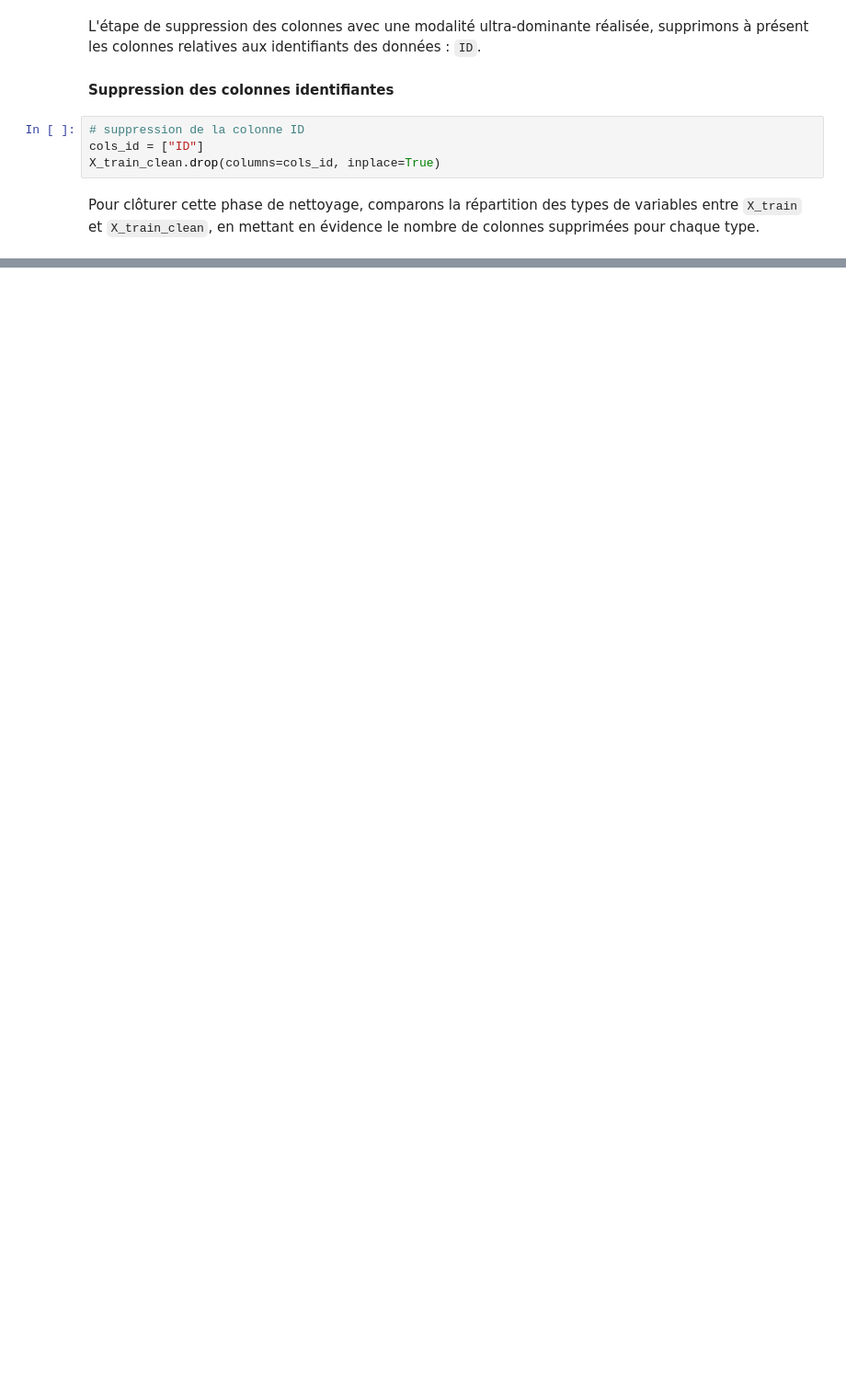
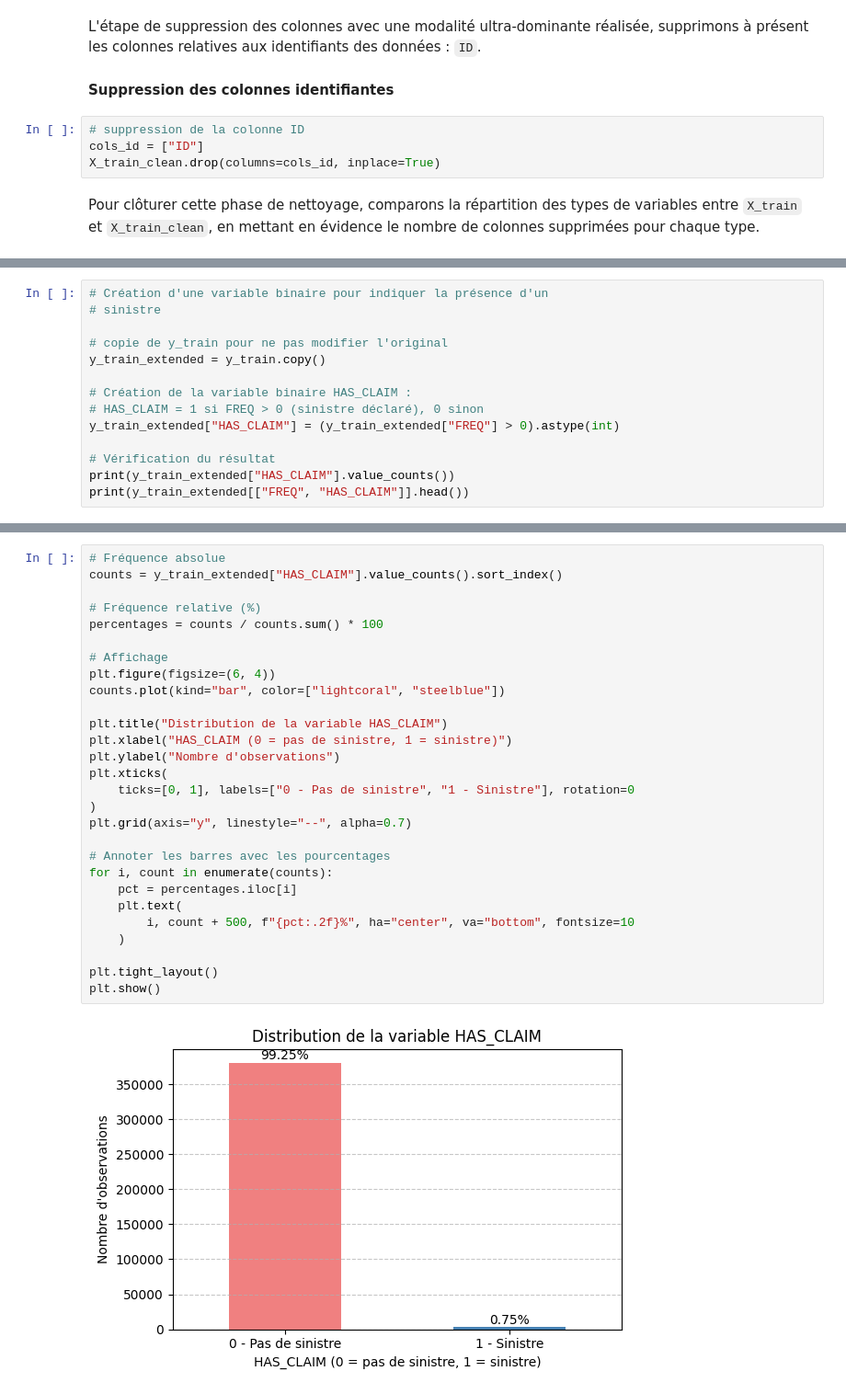
Before and after one commit to auduvignac/challengedata_ens_AssurPrime, a Jupyter notebook: notebooks/exploration/assurprime_modeling_workflow.ipynb, the cells around one changed output, grey strips where cells are left out. Shown at 92% size. Cells and saved outputs as stored; diff of their text form; blank space fills up the shorter version.

```diff
--- a/notebooks/exploration/assurprime_modeling_workflow.ipynb
+++ b/notebooks/exploration/assurprime_modeling_workflow.ipynb
@@ -1829,0 +3666,14 @@ Ce résultat nous offre plusieurs leviers d’analyse et d’optimisation :
+# %%
+# Création d'une variable binaire pour indiquer la présence d'un
+# sinistre
+
+# copie de y_train pour ne pas modifier l'original
+y_train_extended = y_train.copy()
+
+# Création de la variable binaire HAS_CLAIM :
+# HAS_CLAIM = 1 si FREQ > 0 (sinistre déclaré), 0 sinon
+y_train_extended["HAS_CLAIM"] = (y_train_extended["FREQ"] > 0).astype(int)
+
+# Vérification du résultat
+print(y_train_extended["HAS_CLAIM"].value_counts())
+print(y_train_extended[["FREQ", "HAS_CLAIM"]].head())
@@ -1829,0 +3695,30 @@ Ce résultat nous offre plusieurs leviers d’analyse et d’optimisation :
+# %%
+# Fréquence absolue
+counts = y_train_extended["HAS_CLAIM"].value_counts().sort_index()
+
+# Fréquence relative (%)
+percentages = counts / counts.sum() * 100
+
+# Affichage
+plt.figure(figsize=(6, 4))
+counts.plot(kind="bar", color=["lightcoral", "steelblue"])
+
+plt.title("Distribution de la variable HAS_CLAIM")
+plt.xlabel("HAS_CLAIM (0 = pas de sinistre, 1 = sinistre)")
+plt.ylabel("Nombre d'observations")
+plt.xticks(
+    ticks=[0, 1], labels=["0 - Pas de sinistre", "1 - Sinistre"], rotation=0
+)
+plt.grid(axis="y", linestyle="--", alpha=0.7)
+
+# Annoter les barres avec les pourcentages
+for i, count in enumerate(counts):
+    pct = percentages.iloc[i]
+    plt.text(
+        i, count + 500, f"{pct:.2f}%", ha="center", va="bottom", fontsize=10
+    )
+
+plt.tight_layout()
+plt.show()
+# %% [output]
+[figure, added]
```
Also changed, not shown: parts of 308 cells of this notebook.
